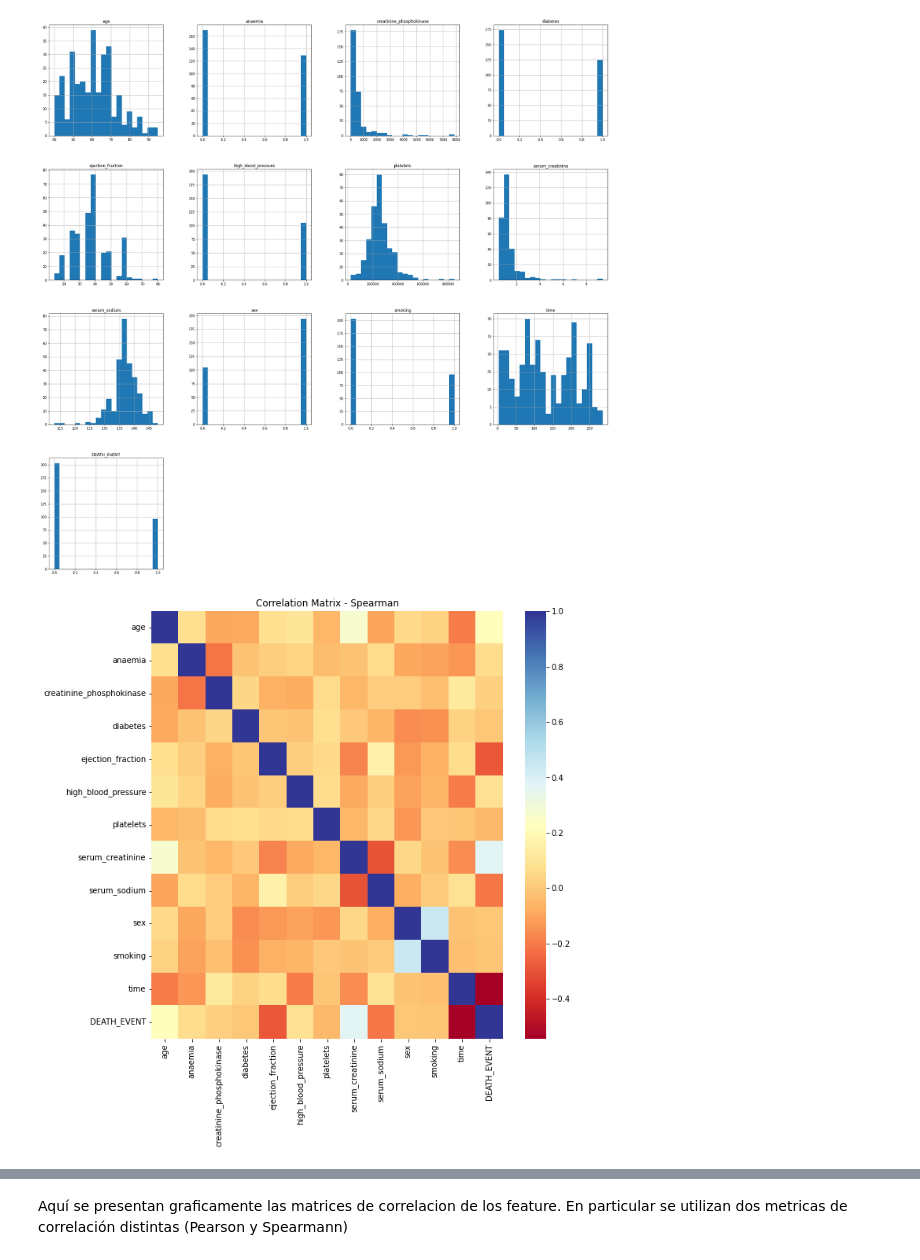
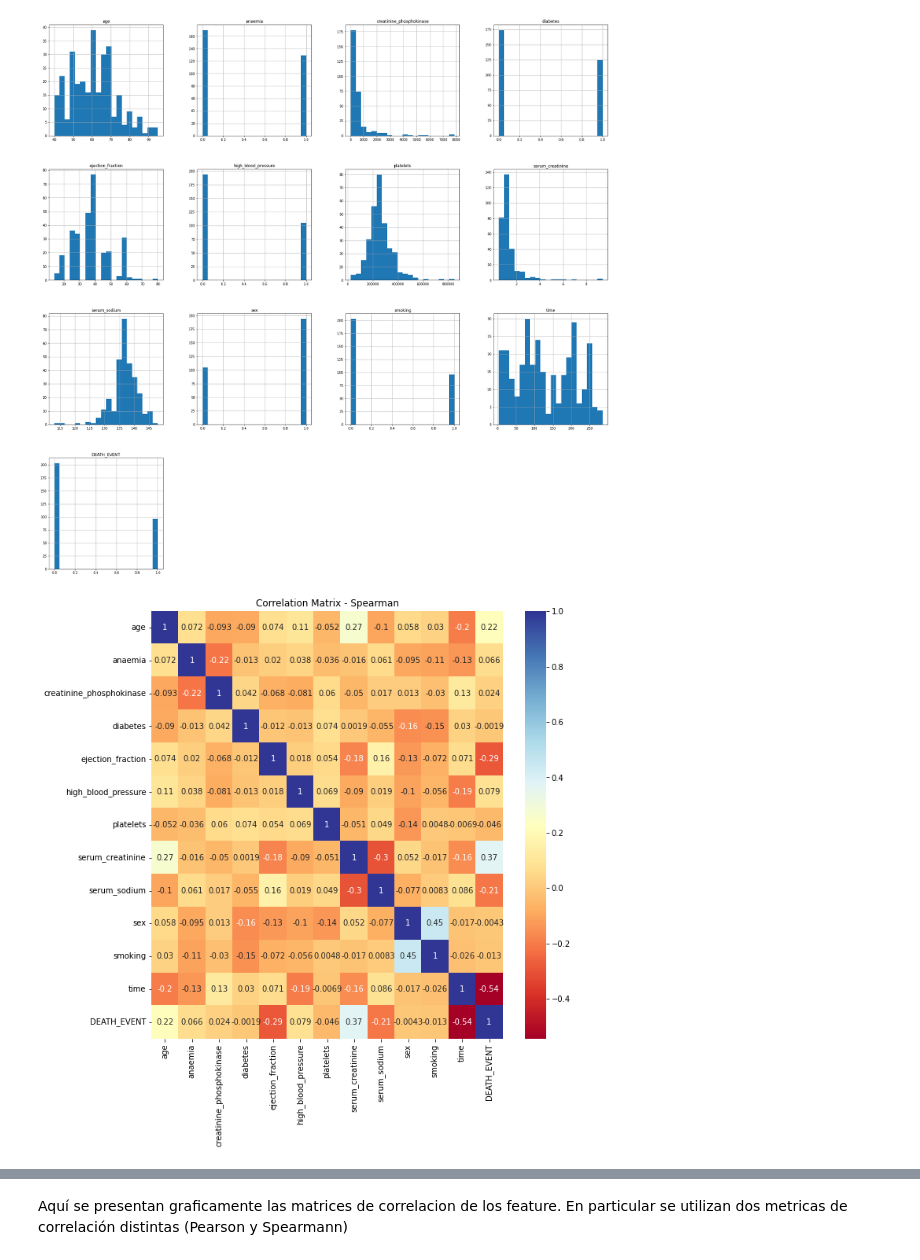
Before and after one commit to rdambrosioz/aa_2021, a Jupyter notebook: aa_tareaFinal_costanzo_dambrosio.ipynb, the cells around one changed output, grey strips where cells are left out. Drawn from its saved outputs; the diff is of its cells as text; code cells hidden in the pictures.

```diff
--- a/aa_tareaFinal_costanzo_dambrosio.ipynb
+++ b/aa_tareaFinal_costanzo_dambrosio.ipynb
@@ -124,8 +124,8 @@ plt.show()
 [figure]
 # %%
 plt.figure(figsize=(10,10))
-sns.heatmap(df_hf.corr(method='spearman'), cbar=True, cmap='RdYlBu')
+sns.heatmap(df_hf.corr(method='spearman'), annot=True, cbar=True, cmap='RdYlBu')
 plt.title('Correlation Matrix - Spearman')
 plt.show()
 # %% [output]
-[figure, old version]
+[figure, new version]
```
Also changed, not shown: parts of 42 cells of this notebook.
